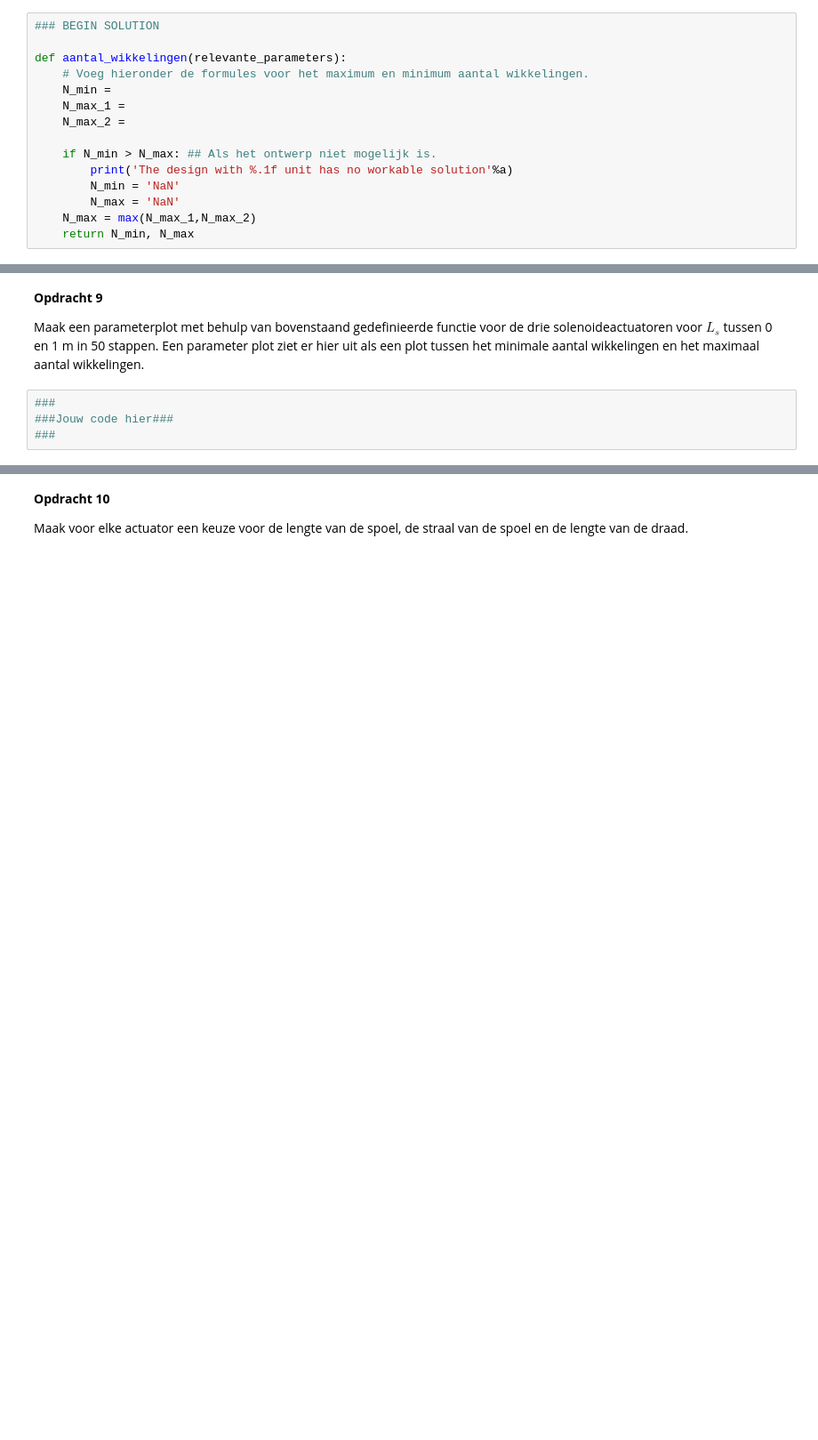
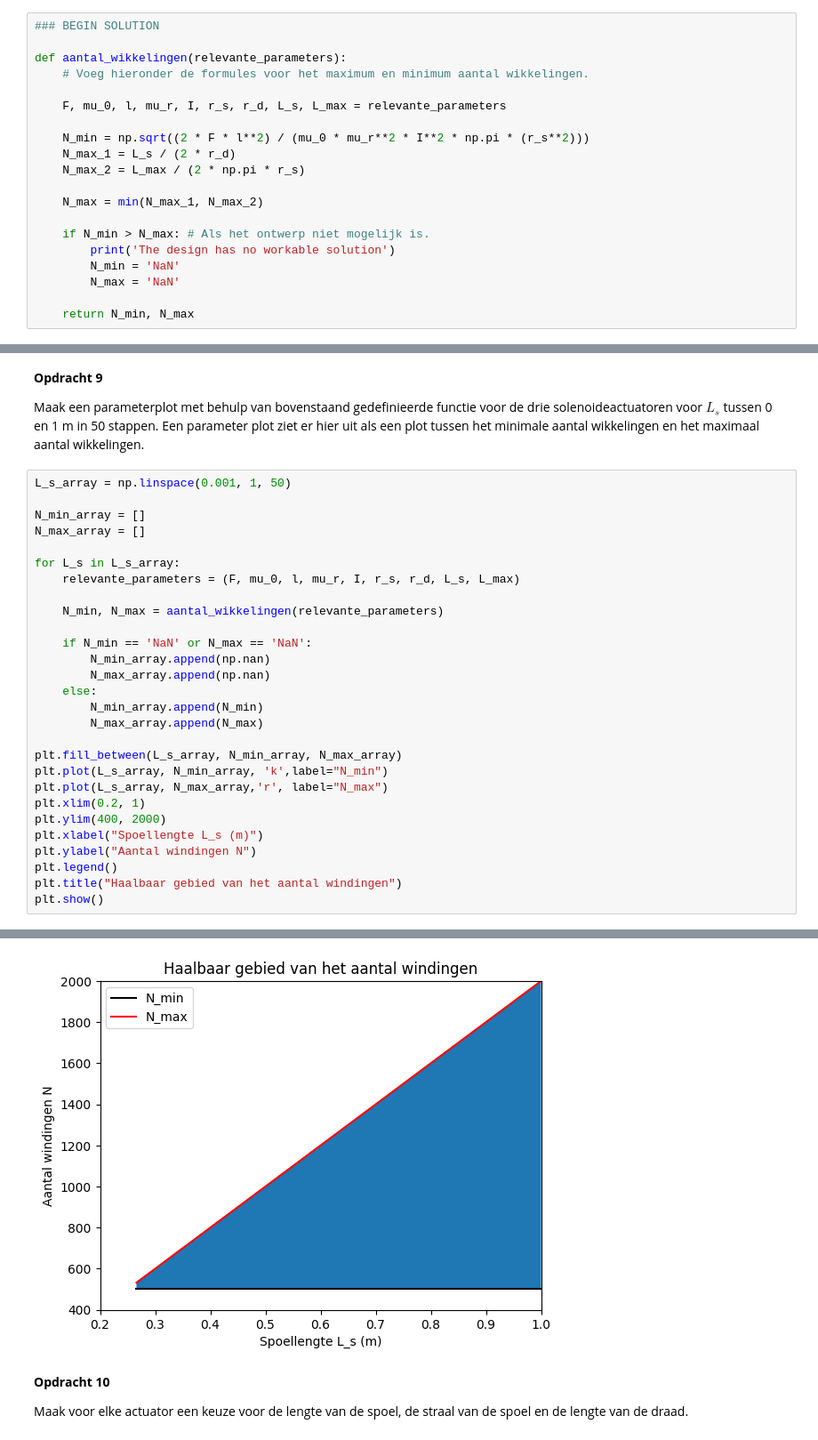
Before and after one commit to HugoRuttenTU/opdrachten-DEF-D, a Jupyter notebook: 2KrachtactuatorOpdracht/2KrachtactuatorOpdracht/KrachtactuatorOpdracht.ipynb, the cells around one changed output, grey strips where cells are left out. Shown at 89% size. Drawn from its saved outputs; the diff is of its cells as text; blank space fills up the shorter version.

```diff
--- a/2KrachtactuatorOpdracht/2KrachtactuatorOpdracht/KrachtactuatorOpdracht.ipynb
+++ b/2KrachtactuatorOpdracht/2KrachtactuatorOpdracht/KrachtactuatorOpdracht.ipynb
@@ -173,13 +171,18 @@ Plaats hier een png met jullie eventuele analytische afleiding.
 
 def aantal_wikkelingen(relevante_parameters):
     # Voeg hieronder de formules voor het maximum en minimum aantal wikkelingen.
-    N_min =
-    N_max_1 =
-    N_max_2 =
 
-    if N_min > N_max: ## Als het ontwerp niet mogelijk is.
-        print('The design with %.1f unit has no workable solution'%a)
+    F, mu_0, l, mu_r, I, r_s, r_d, L_s, L_max = relevante_parameters
+
+    N_min = np.sqrt((2 * F * l**2) / (mu_0 * mu_r**2 * I**2 * np.pi * (r_s**2)))
+    N_max_1 = L_s / (2 * r_d)
+    N_max_2 = L_max / (2 * np.pi * r_s)
+
+    N_max = min(N_max_1, N_max_2)
+
+    if N_min > N_max: # Als het ontwerp niet mogelijk is.
+        print('The design has no workable solution')
         N_min = 'NaN'
         N_max = 'NaN'
-    N_max = max(N_max_1,N_max_2)
+
     return N_min, N_max
@@ -204,6 +205,31 @@ Text(0, 0.5, 'y')
 
 Maak een parameterplot met behulp van bovenstaand gedefinieerde functie voor de drie solenoideactuatoren voor $L_s$ tussen 0 en 1 m in 50 stappen. Een parameter plot ziet er hier uit als een plot tussen het minimale aantal wikkelingen en het maximaal aantal wikkelingen.
 # %%
-###
-###Jouw code hier###
-###
+L_s_array = np.linspace(0.001, 1, 50)
+
+N_min_array = []
+N_max_array = []
+
+for L_s in L_s_array:
+    relevante_parameters = (F, mu_0, l, mu_r, I, r_s, r_d, L_s, L_max)
+
+    N_min, N_max = aantal_wikkelingen(relevante_parameters)
+
+    if N_min == 'NaN' or N_max == 'NaN':
+        N_min_array.append(np.nan)
+        N_max_array.append(np.nan)
+    else:
+        N_min_array.append(N_min)
+        N_max_array.append(N_max)
+
+plt.fill_between(L_s_array, N_min_array, N_max_array)
+plt.plot(L_s_array, N_min_array, 'k',label="N_min")
+plt.plot(L_s_array, N_max_array,'r', label="N_max")
+plt.xlim(0.2, 1)
+plt.ylim(400, 2000)
+plt.xlabel("Spoellengte L_s (m)")
+plt.ylabel("Aantal windingen N")
+plt.legend()
+plt.title("Haalbaar gebied van het aantal windingen")
+plt.show()
+# %% [output]
@@ -210,3 +249,4 @@ Maak een parameterplot met behulp van bovenstaand gedefinieerde functie voor de
+[figure, added]
 # %% [markdown]
 **Opdracht 10**
 
```
Also changed, not shown: parts of 4 cells of this notebook, 1 other file.
